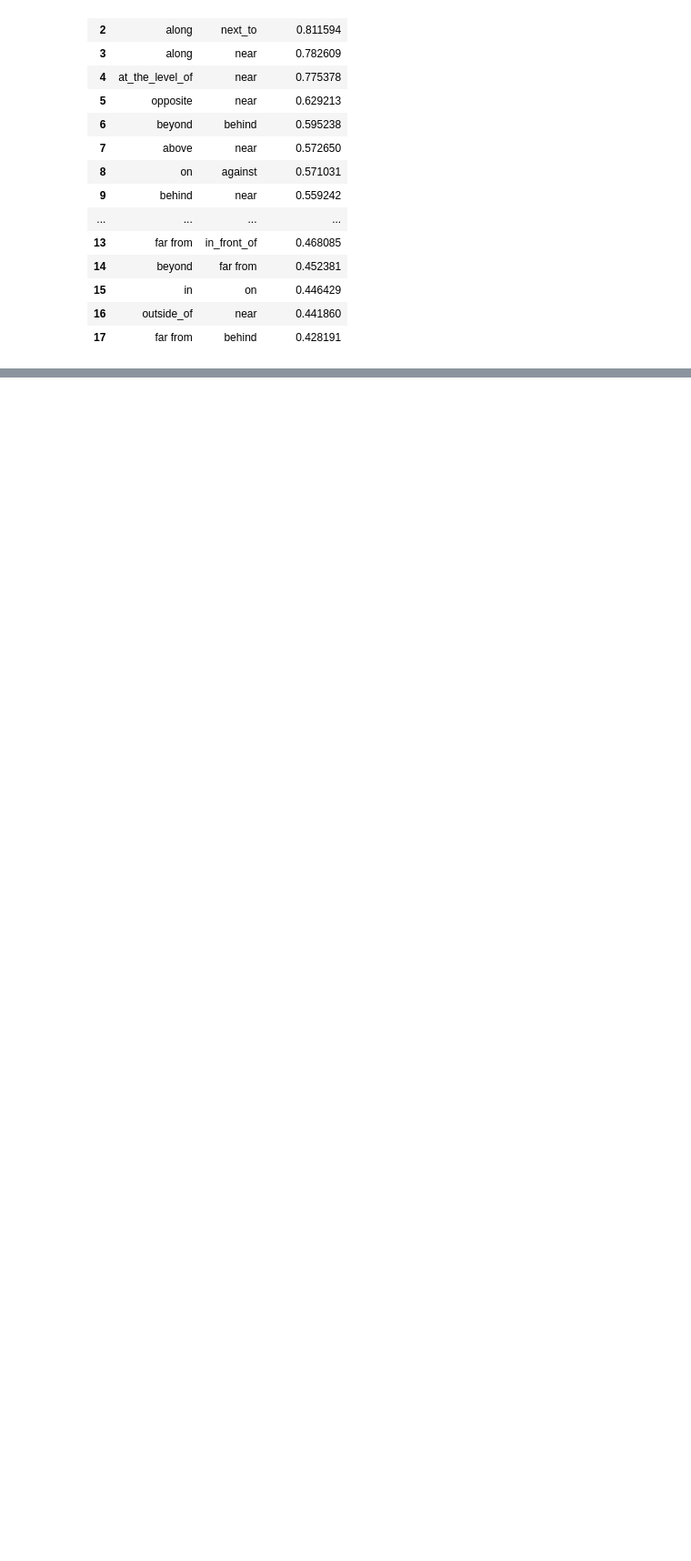
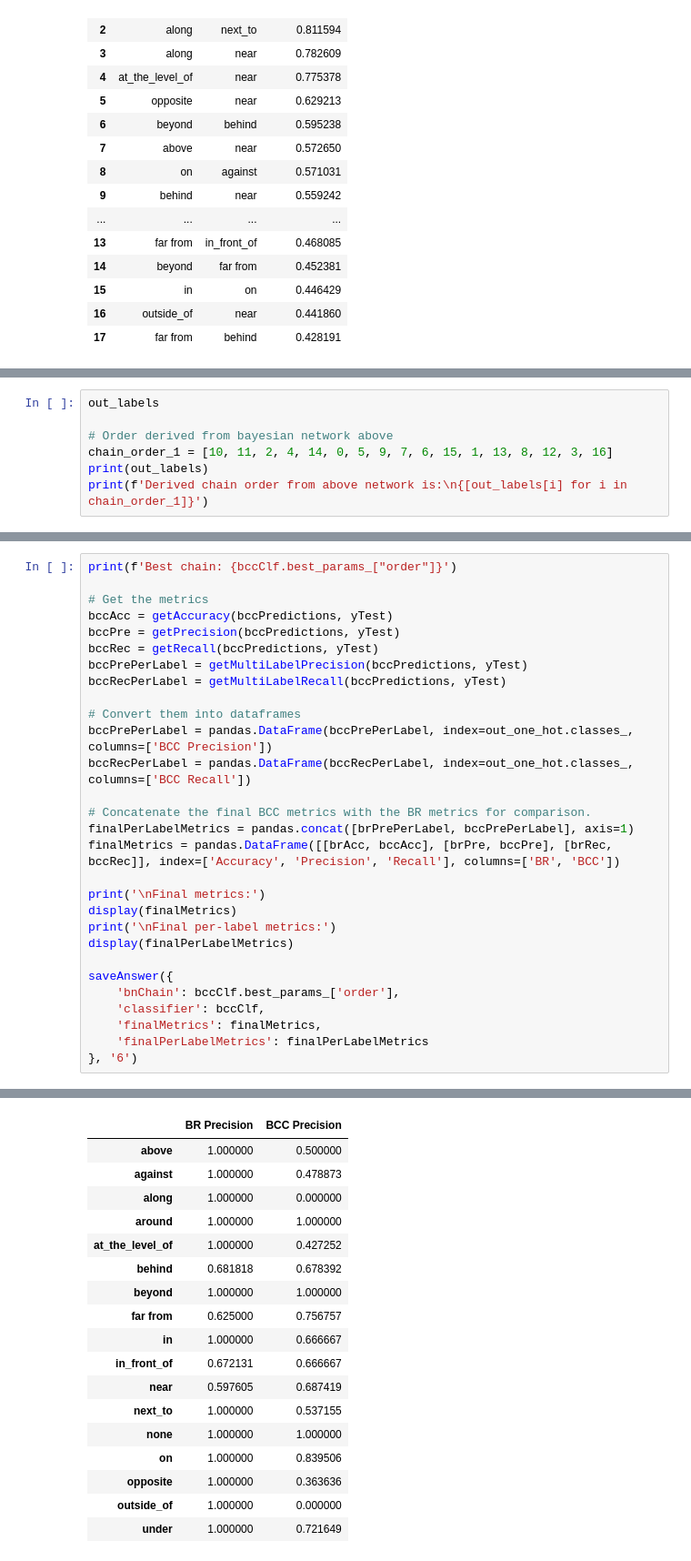
Before and after one commit to Zach128/CCE5225-assignment-2, a Jupyter notebook: CCE5225_Assignment_II_PGM_2020-21.ipynb, the cells around one changed output, grey strips where cells are left out. Shown: that part at 91% size. Cells and saved outputs as stored; diff of their text form; blank space fills up the shorter version.

Commit message:
feat: answer 6

```diff
--- a/CCE5225_Assignment_II_PGM_2020-21.ipynb
+++ b/CCE5225_Assignment_II_PGM_2020-21.ipynb
@@ -651,0 +661,7 @@ The graph is divided into two components, with the `near` label being the root o
+# %%
+out_labels
+
+# Order derived from bayesian network above
+chain_order_1 = [10, 11, 2, 4, 14, 0, 5, 9, 7, 6, 15, 1, 13, 8, 12, 3, 16]
+print(out_labels)
+print(f'Derived chain order from above network is:\n{[out_labels[i] for i in chain_order_1]}')
@@ -651,0 +730,30 @@ The graph is divided into two components, with the `near` label being the root o
+# %%
+print(f'Best chain: {bccClf.best_params_["order"]}')
+
+# Get the metrics
+bccAcc = getAccuracy(bccPredictions, yTest)
+bccPre = getPrecision(bccPredictions, yTest)
+bccRec = getRecall(bccPredictions, yTest)
+bccPrePerLabel = getMultiLabelPrecision(bccPredictions, yTest)
+bccRecPerLabel = getMultiLabelRecall(bccPredictions, yTest)
+
+# Convert them into dataframes
+bccPrePerLabel = pandas.DataFrame(bccPrePerLabel, index=out_one_hot.classes_, columns=['BCC Precision'])
+bccRecPerLabel = pandas.DataFrame(bccRecPerLabel, index=out_one_hot.classes_, columns=['BCC Recall'])
+
+# Concatenate the final BCC metrics with the BR metrics for comparison.
+finalPerLabelMetrics = pandas.concat([brPrePerLabel, bccPrePerLabel], axis=1)
+finalMetrics = pandas.DataFrame([[brAcc, bccAcc], [brPre, bccPre], [brRec, bccRec]], index=['Accuracy', 'Precision', 'Recall'], columns=['BR', 'BCC'])
+
+print('\nFinal metrics:')
+display(finalMetrics)
+print('\nFinal per-label metrics:')
+display(finalPerLabelMetrics)
+
+saveAnswer({
+    'bnChain': bccClf.best_params_['order'],
+    'classifier': bccClf,
+    'finalMetrics': finalMetrics,
+    'finalPerLabelMetrics': finalPerLabelMetrics
+}, '6')
+# %% [output]
@@ -651,0 +768,18 @@ The graph is divided into two components, with the `near` label being the root o
+|  | BR Precision | BCC Precision |
+| above | 1.000000 | 0.500000 |
+| against | 1.000000 | 0.478873 |
+| along | 1.000000 | 0.000000 |
+| around | 1.000000 | 1.000000 |
+| at_the_level_of | 1.000000 | 0.427252 |
+| behind | 0.681818 | 0.678392 |
+| beyond | 1.000000 | 1.000000 |
+| far from | 0.625000 | 0.756757 |
+| in | 1.000000 | 0.666667 |
+| in_front_of | 0.672131 | 0.666667 |
+| near | 0.597605 | 0.687419 |
+| next_to | 1.000000 | 0.537155 |
+| none | 1.000000 | 1.000000 |
+| on | 1.000000 | 0.839506 |
+| opposite | 1.000000 | 0.363636 |
+| outside_of | 1.000000 | 0.000000 |
+| under | 1.000000 | 0.721649 |
```
Also changed, not shown: parts of 8 cells of this notebook, 3 other files.
